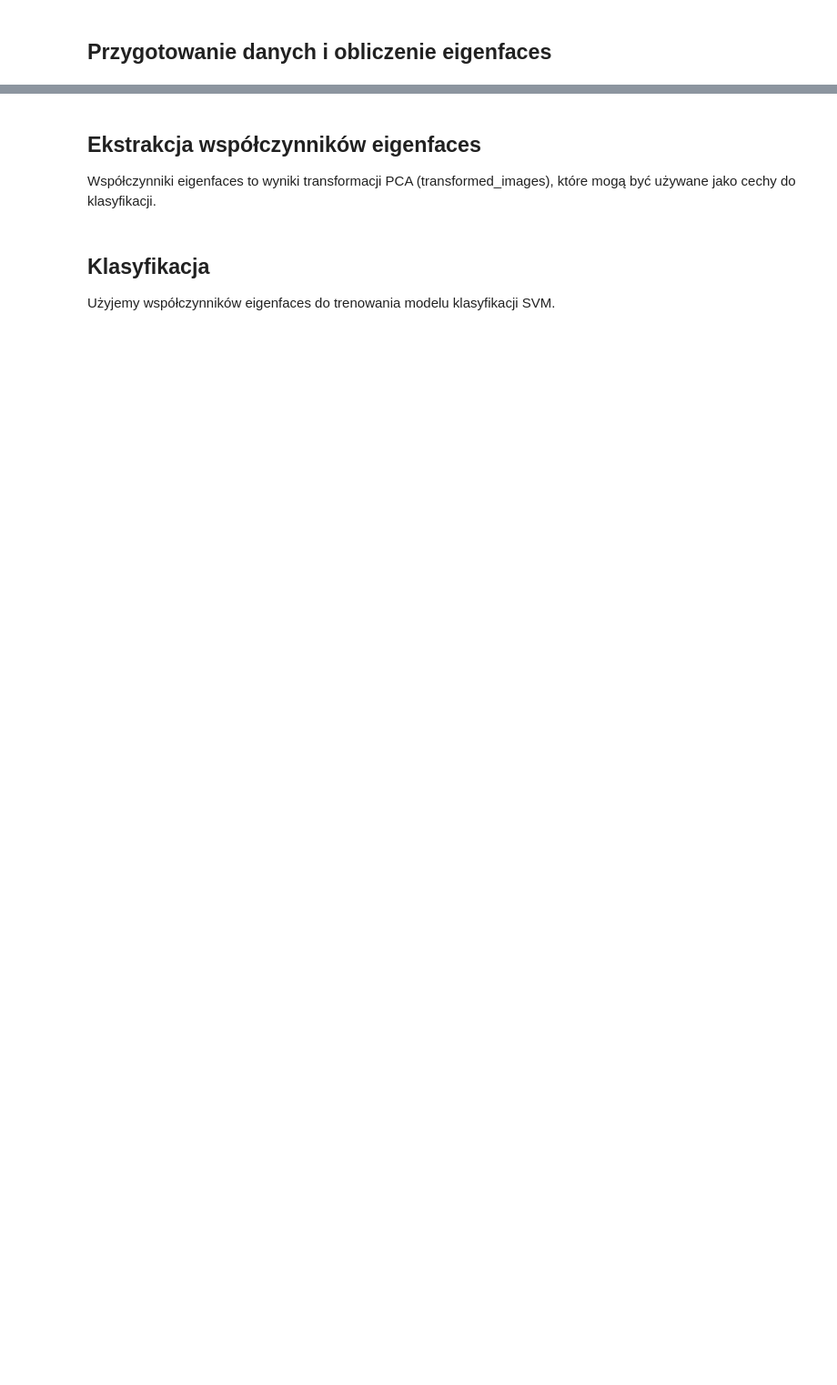
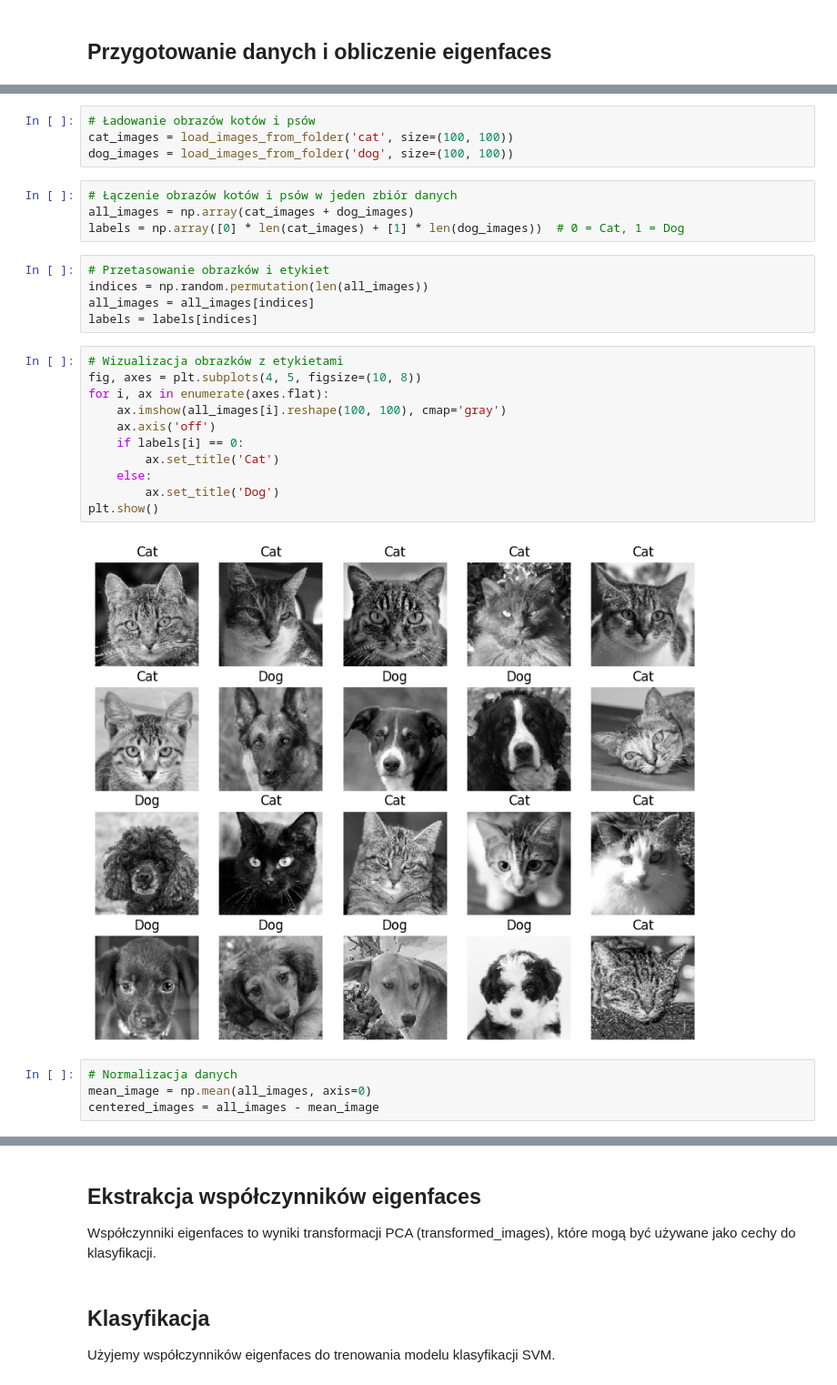
Before and after one commit to mlamczyk/CNN_Dogs-vs-Cats, a Jupyter notebook: project.ipynb, the cells around one changed output, grey strips where cells are left out. Shown at 91% size. Saved outputs shown, nothing was run; the diff lists cells and outputs as text; blank space fills up the shorter version.

```diff
--- a/project.ipynb
+++ b/project.ipynb
@@ -119,0 +165,30 @@ plt.show()
+# %%
+# Ładowanie obrazów kotów i psów
+cat_images = load_images_from_folder('cat', size=(100, 100))
+dog_images = load_images_from_folder('dog', size=(100, 100))
+# %%
+# Łączenie obrazów kotów i psów w jeden zbiór danych
+all_images = np.array(cat_images + dog_images)
+labels = np.array([0] * len(cat_images) + [1] * len(dog_images))  # 0 = Cat, 1 = Dog
+# %%
+# Przetasowanie obrazków i etykiet
+indices = np.random.permutation(len(all_images))
+all_images = all_images[indices]
+labels = labels[indices]
+# %%
+# Wizualizacja obrazków z etykietami
+fig, axes = plt.subplots(4, 5, figsize=(10, 8))
+for i, ax in enumerate(axes.flat):
+    ax.imshow(all_images[i].reshape(100, 100), cmap='gray')
+    ax.axis('off')
+    if labels[i] == 0:
+        ax.set_title('Cat')
+    else:
+        ax.set_title('Dog')
+plt.show()
+# %% [output]
+[figure, added]
+# %%
+# Normalizacja danych
+mean_image = np.mean(all_images, axis=0)
+centered_images = all_images - mean_image
```
Also changed, not shown: parts of 24 cells of this notebook.
